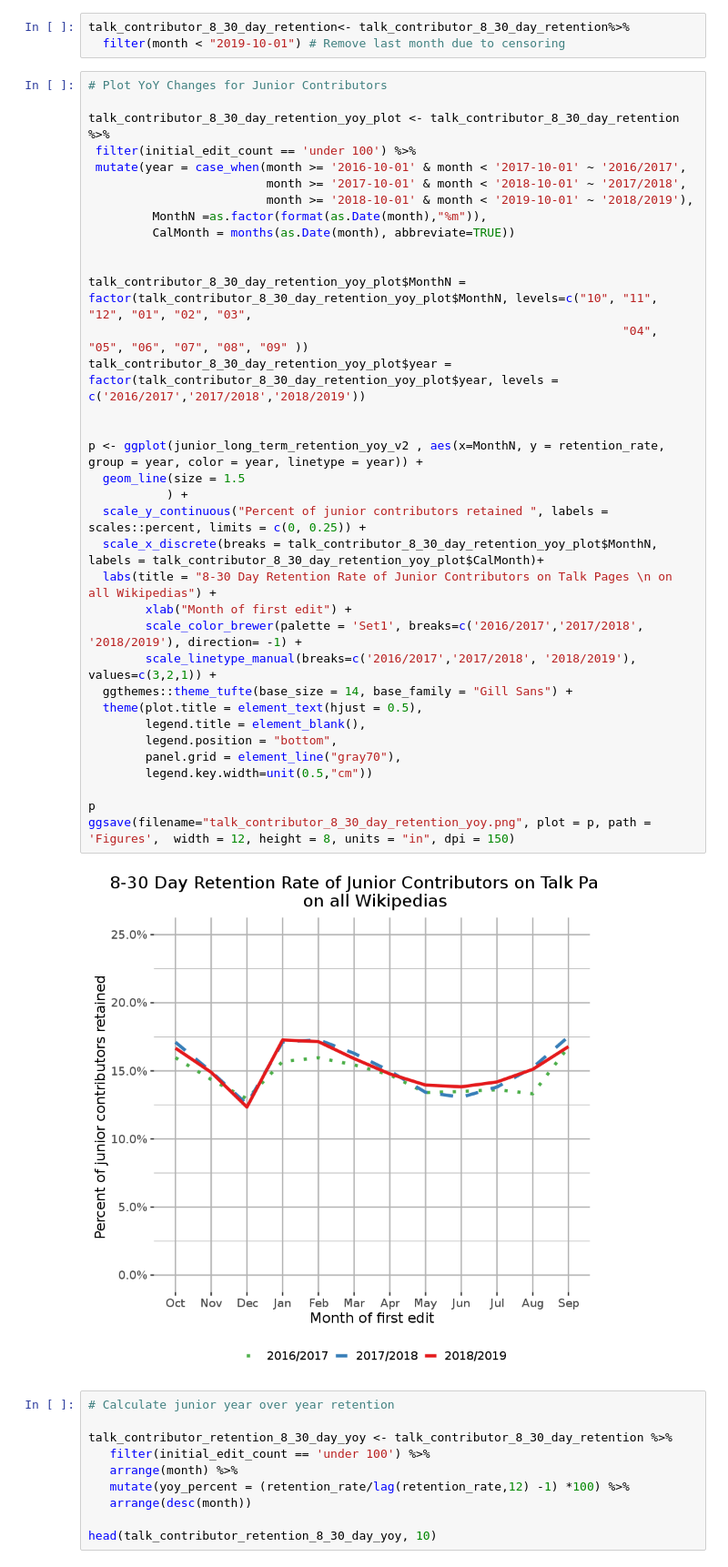
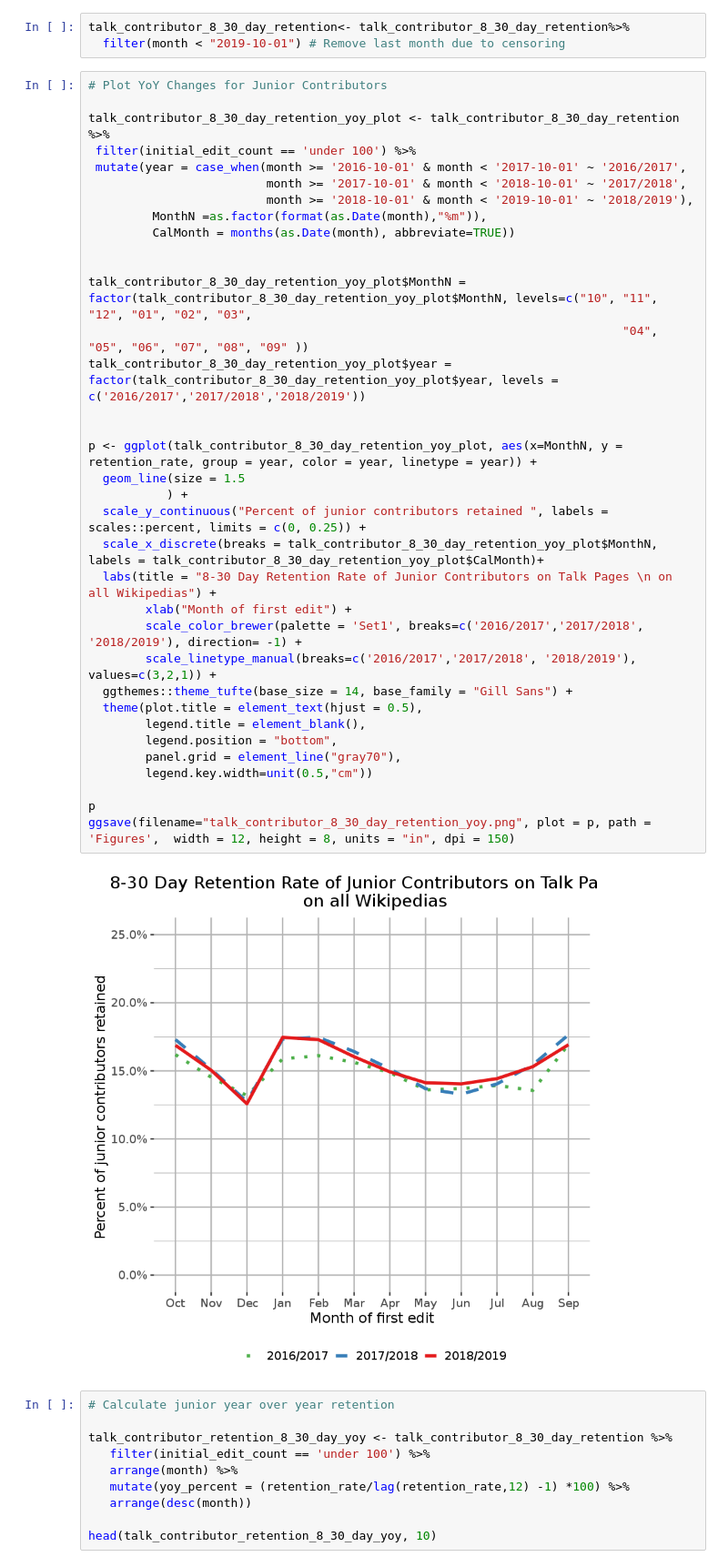
Before and after one commit to wikimedia-research/2019-10-talk-pages-baseline-metrics, a Jupyter notebook: Retention-rate-of-junior-contributors.ipynb, the cells around one changed output. Shown at 91% size. Saved outputs shown, nothing was run; the diff lists cells and outputs as text.

```diff
--- a/Retention-rate-of-junior-contributors.ipynb
+++ b/Retention-rate-of-junior-contributors.ipynb
@@ -866,35 +910,35 @@ talk_contributor_8_30_day_retention_yoy_plot <- talk_contributor_8_30_day_retent
  mutate(year = case_when(month >= '2016-10-01' & month < '2017-10-01' ~ '2016/2017',
                          month >= '2017-10-01' & month < '2018-10-01' ~ '2017/2018',
                          month >= '2018-10-01' & month < '2019-10-01' ~ '2018/2019'),
          MonthN =as.factor(format(as.Date(month),"%m")),
          CalMonth = months(as.Date(month), abbreviate=TRUE))
 
 
 talk_contributor_8_30_day_retention_yoy_plot$MonthN = factor(talk_contributor_8_30_day_retention_yoy_plot$MonthN, levels=c("10", "11", "12", "01", "02", "03",
                                                                            "04", "05", "06", "07", "08", "09" ))
 talk_contributor_8_30_day_retention_yoy_plot$year = factor(talk_contributor_8_30_day_retention_yoy_plot$year, levels = c('2016/2017','2017/2018','2018/2019'))
 
 
-p <- ggplot(junior_long_term_retention_yoy_v2 , aes(x=MonthN, y = retention_rate, group = year, color = year, linetype = year)) +
+p <- ggplot(talk_contributor_8_30_day_retention_yoy_plot, aes(x=MonthN, y = retention_rate, group = year, color = year, linetype = year)) +
   geom_line(size = 1.5
            ) +
   scale_y_continuous("Percent of junior contributors retained ", labels = scales::percent, limits = c(0, 0.25)) +
   scale_x_discrete(breaks = talk_contributor_8_30_day_retention_yoy_plot$MonthN, labels = talk_contributor_8_30_day_retention_yoy_plot$CalMonth)+
   labs(title = "8-30 Day Retention Rate of Junior Contributors on Talk Pages \n on all Wikipedias") +
         xlab("Month of first edit") +
         scale_color_brewer(palette = 'Set1', breaks=c('2016/2017','2017/2018', '2018/2019'), direction= -1) +
         scale_linetype_manual(breaks=c('2016/2017','2017/2018', '2018/2019'), values=c(3,2,1)) +
   ggthemes::theme_tufte(base_size = 14, base_family = "Gill Sans") +
   theme(plot.title = element_text(hjust = 0.5),
         legend.title = element_blank(),
         legend.position = "bottom",
         panel.grid = element_line("gray70"),
         legend.key.width=unit(0.5,"cm"))
 
 p
 ggsave(filename="talk_contributor_8_30_day_retention_yoy.png", plot = p, path = 'Figures',  width = 12, height = 8, units = "in", dpi = 150)
 # %% [output]
-[figure, old version]
+[figure, new version]
 # %%
 # Calculate junior year over year retention
 
```
Also changed, not shown: parts of 20 cells of this notebook, 5 other files.
